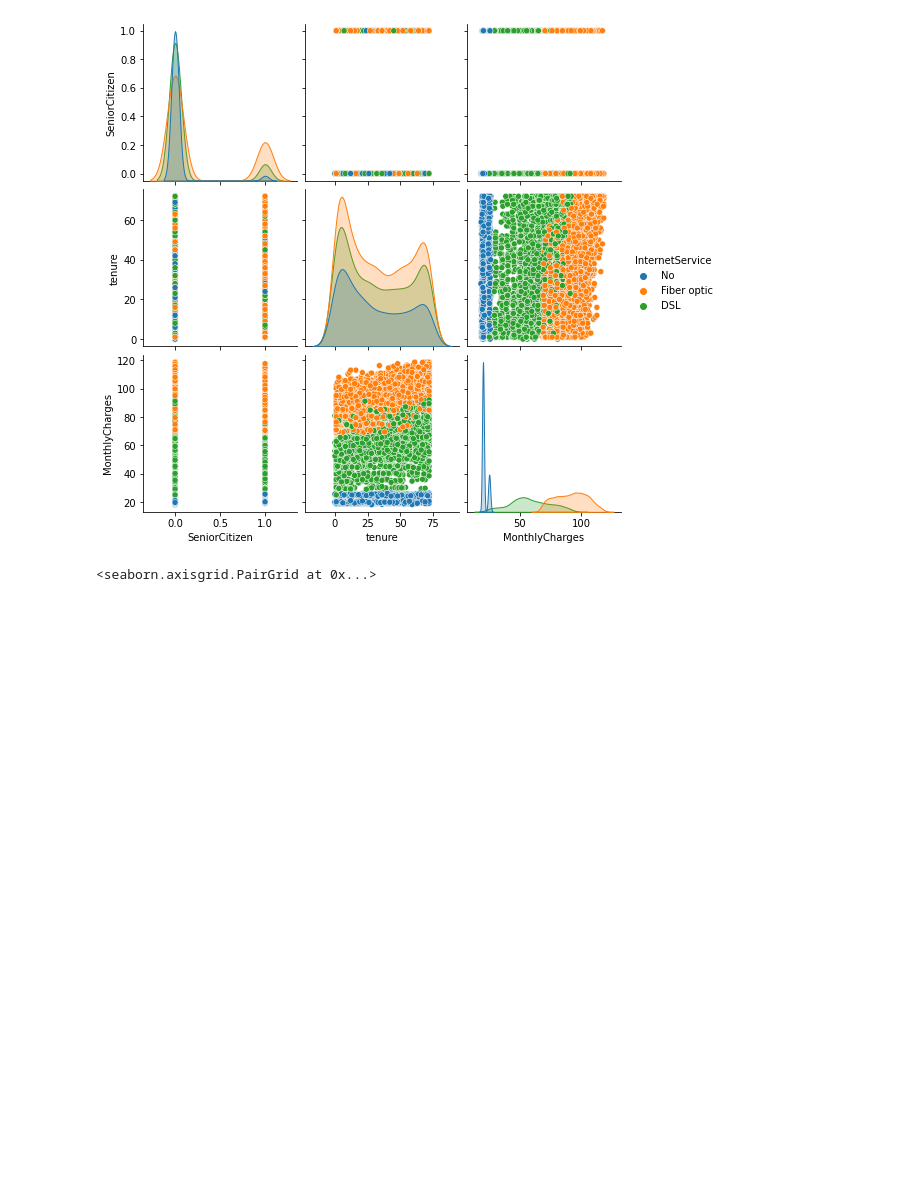
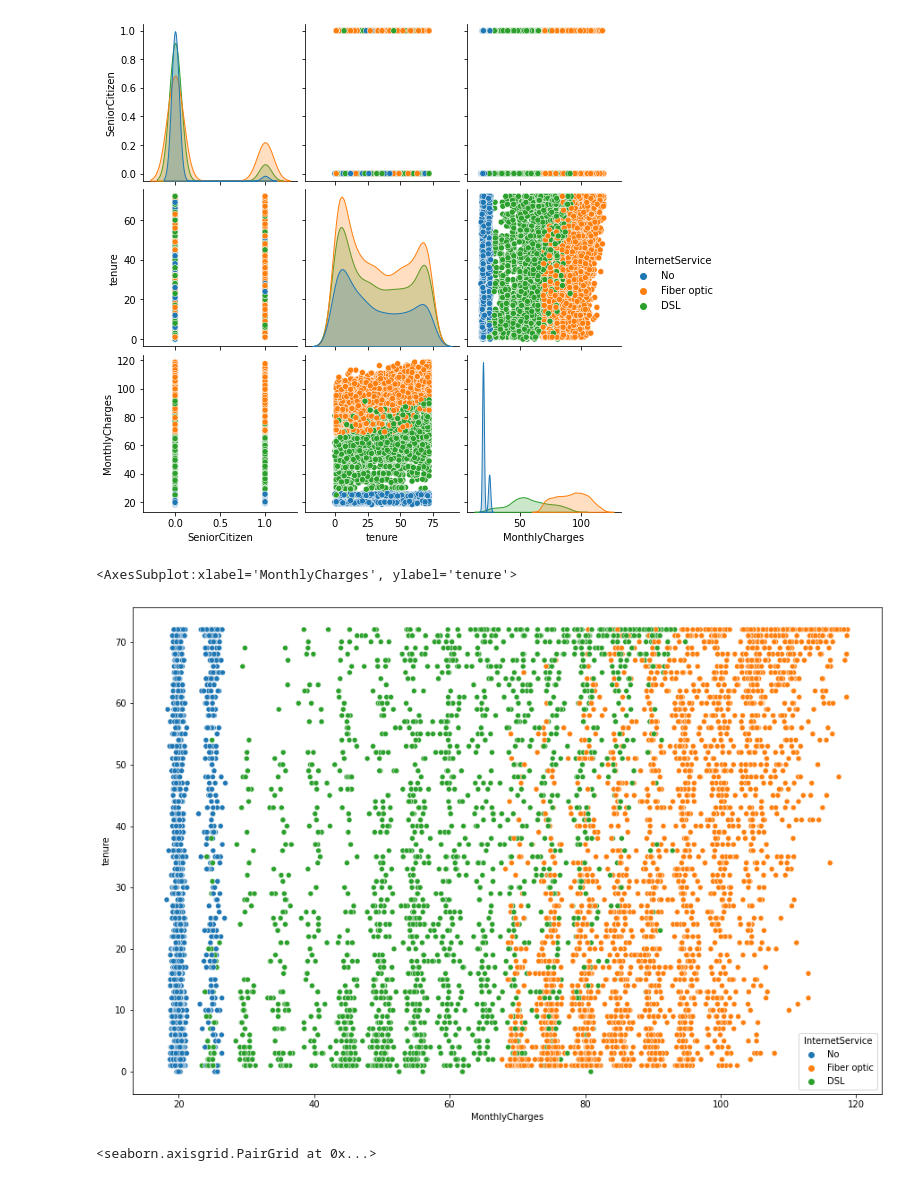
Before and after one commit to SeungMinSong2929/TelecomProj, a Jupyter notebook: DSC4001-proj-telecom.ipynb, the cells around one changed output. Drawn from its saved outputs; the diff is of its cells as text; code cells hidden in the pictures; blank space fills up the shorter version.

```diff
--- a/DSC4001-proj-telecom.ipynb
+++ b/DSC4001-proj-telecom.ipynb
@@ -296,6 +296,12 @@ sns.pairplot(tel,hue = 'InternetService')
 # %% [output]
 <seaborn.axisgrid.PairGrid at 0x...>
 [figure]
+# %%
+plt.figure(figsize = (15,10))
+sns.scatterplot(data = tel, x = 'MonthlyCharges',y = 'tenure', hue = 'InternetService')
+# %% [output]
+<AxesSubplot:xlabel='MonthlyCharges', ylabel='tenure'>
+[figure, added]
 # %%
 sns.pairplot(tel,hue = 'Churn')
 # %% [output]
```
